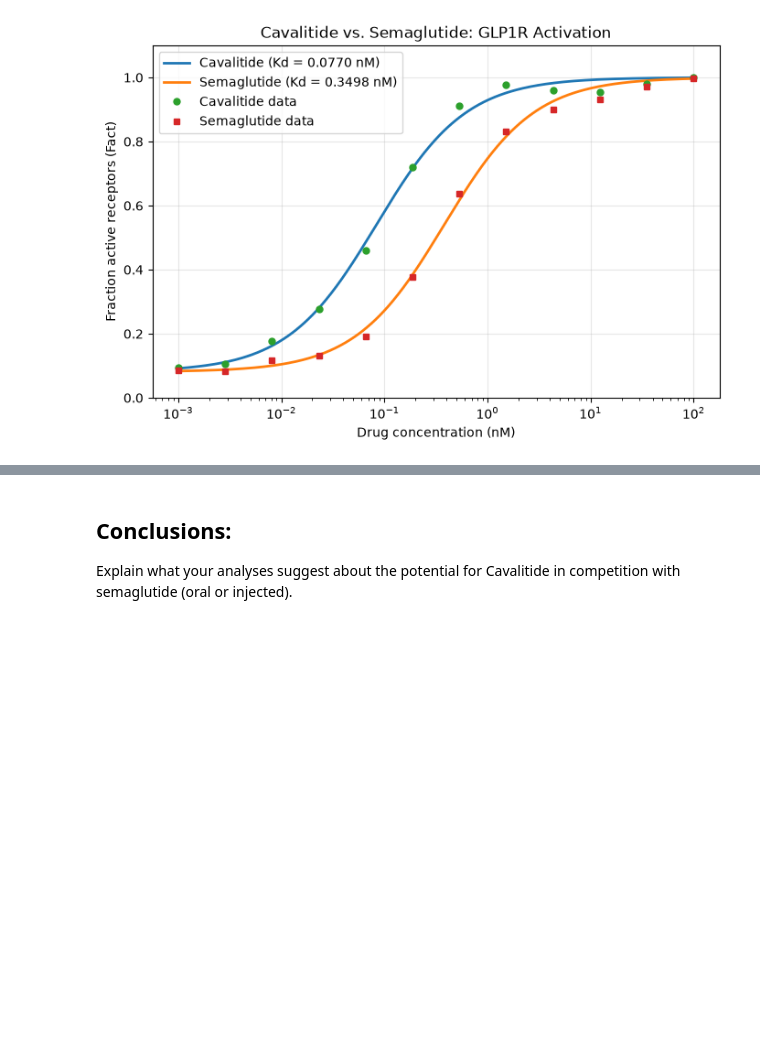
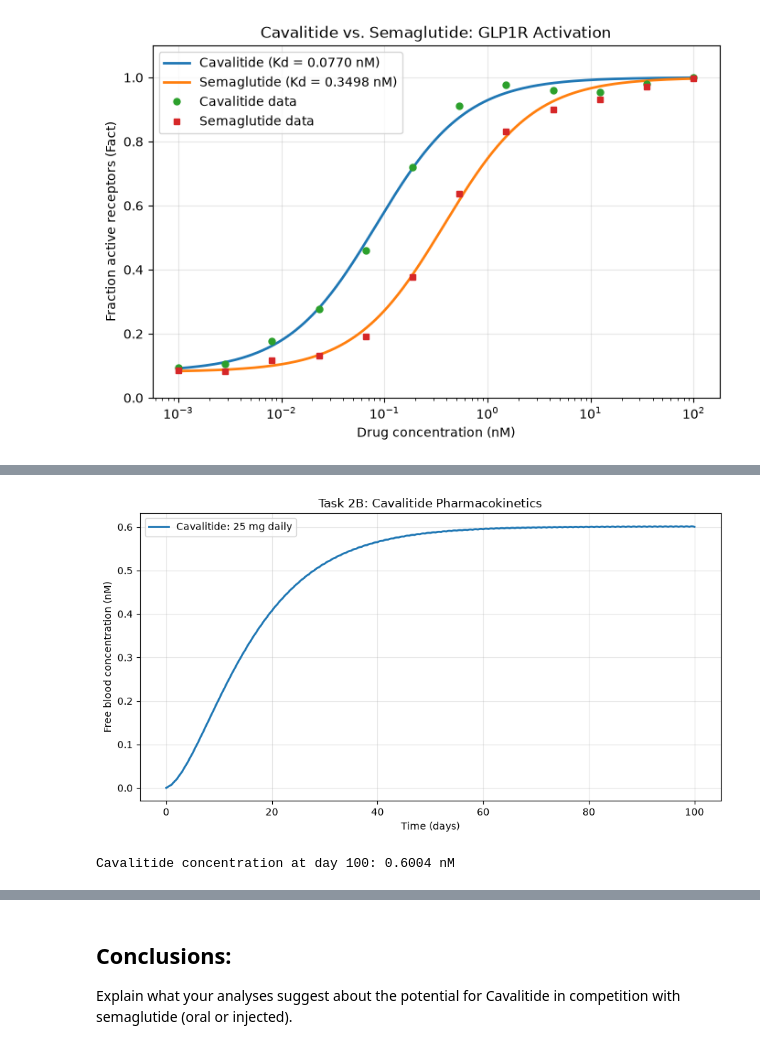
Before and after one commit to aloniabghirmay/BME2315_Module3, a Jupyter notebook: Module3_Project_Aloniab_Mona.ipynb, the cells around one changed output, grey strips where cells are left out. Drawn from its saved outputs; the diff is of its cells as text; code cells hidden in the pictures; blank space fills up the shorter version.

```diff
--- a/Module3_Project_Aloniab_Mona.ipynb
+++ b/Module3_Project_Aloniab_Mona.ipynb
@@ -177,0 +300,36 @@ TBD
+# %%
+
+# Cavalitide: 25 mg daily with faster absorption
+t_cav, A_cav, C_cav = simulate_pk(
+    dose=25.0,
+    Favailable=0.01,
+    ka=0.006,
+    interval=24,
+    n_doses=100
+)
+
+# Plot Cavalitide concentration over time
+plt.figure(figsize=(9, 5))
+
+plt.plot(
+    t_cav,
+    C_cav,
+    linewidth=2,
+    label="Cavalitide: 25 mg daily"
+)
+
+plt.xlabel("Time (days)")
+plt.ylabel("Free blood concentration (nM)")
+plt.title("Task 2B: Cavalitide Pharmacokinetics")
+plt.grid(True, alpha=0.3)
+plt.legend()
+plt.tight_layout()
+
+plt.savefig("Task2B_Cavalitide_PK.png", dpi=300)
+plt.show()
+
+# Check the concentration at day 100
+print(f"Cavalitide concentration at day 100: {C_cav[-1]:.4f} nM")
+# %% [output]
+[figure, added]
+Cavalitide concentration at day 100: 0.6004 nM
```
Also changed, not shown: parts of 11 cells of this notebook, 5 other files.
